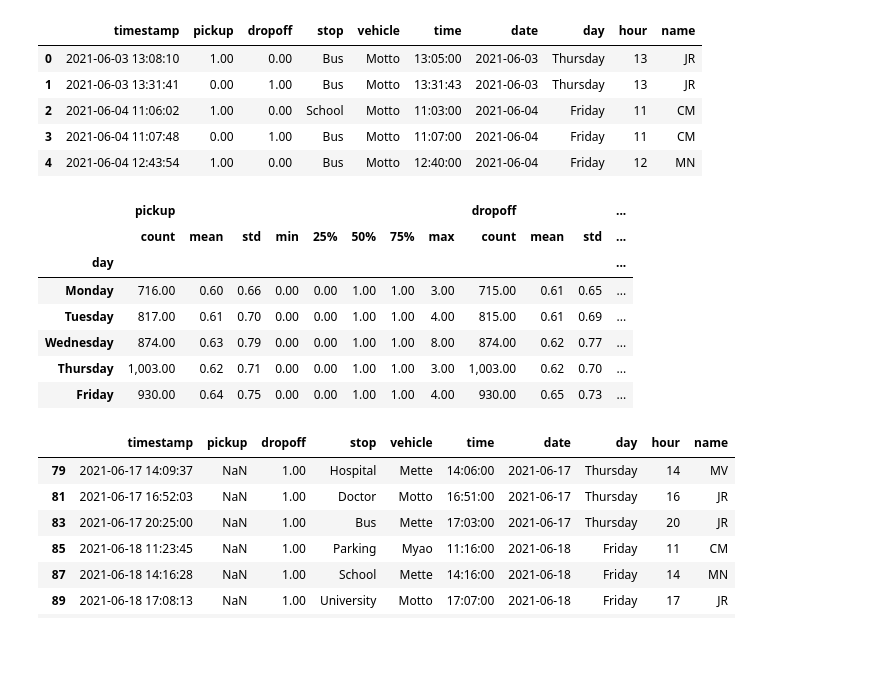
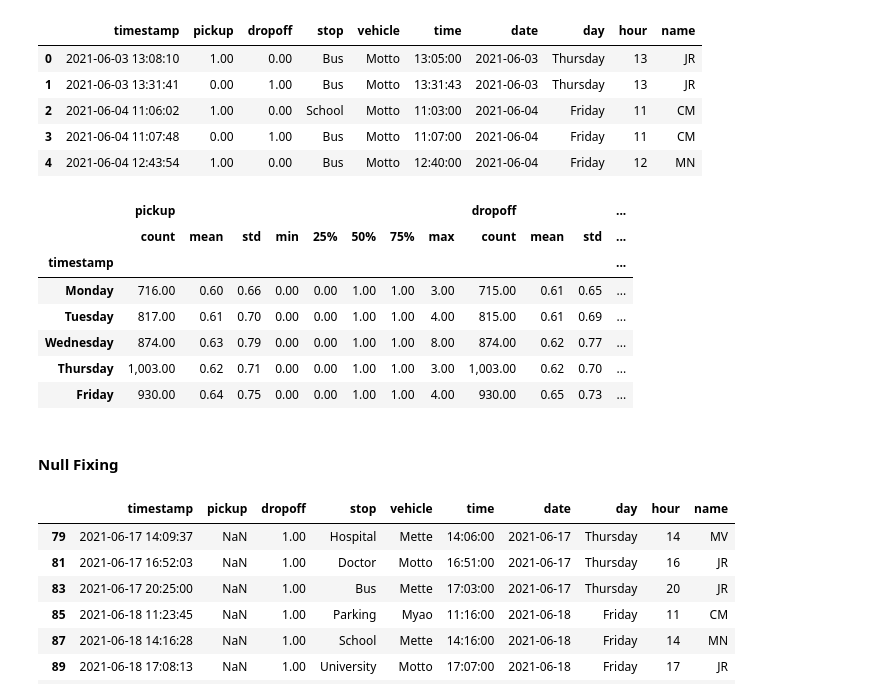
Before and after one commit to jrosilam/MayMobility_TakeHome, a Jupyter notebook: takehome_test.ipynb, the cells around one changed output. Saved outputs shown, nothing was run; the diff lists cells and outputs as text; code cells hidden in the pictures; blank space fills up the shorter version.

```diff
--- a/takehome_test.ipynb
+++ b/takehome_test.ipynb
@@ -230,17 +227,19 @@ ridership_df.head()
 # %%
 # days of the week stats
 days_of_the_week = ['Monday', 'Tuesday', 'Wednesday', 'Thursday', 'Friday', 'Saturday', 'Sunday'] # re-cat for starting on monday....
-ridership_stats_days = ridership_df[["pickup","dropoff"]].groupby(ridership_df["day"]).describe().reindex(days_of_the_week).dropna()
+ridership_stats_days = ridership_df[["pickup","dropoff"]].groupby(ridership_df["timestamp"].dt.day_name()).describe().reindex(days_of_the_week).dropna()
 ridership_stats_days
 # %% [output]
 |  | pickup |  |  |  |  |  |  |  | dropoff |  |  | ... |
 |  | count | mean | std | min | 25% | 50% | 75% | max | count | mean | std | ... |
-| day |  |  |  |  |  |  |  |  |  |  |  | ... |
+| timestamp |  |  |  |  |  |  |  |  |  |  |  | ... |
 | Monday | 716.00 | 0.60 | 0.66 | 0.00 | 0.00 | 1.00 | 1.00 | 3.00 | 715.00 | 0.61 | 0.65 | ... |
 | Tuesday | 817.00 | 0.61 | 0.70 | 0.00 | 0.00 | 1.00 | 1.00 | 4.00 | 815.00 | 0.61 | 0.69 | ... |
 | Wednesday | 874.00 | 0.63 | 0.79 | 0.00 | 0.00 | 1.00 | 1.00 | 8.00 | 874.00 | 0.62 | 0.77 | ... |
 | Thursday | 1,003.00 | 0.62 | 0.71 | 0.00 | 0.00 | 1.00 | 1.00 | 3.00 | 1,003.00 | 0.62 | 0.70 | ... |
 | Friday | 930.00 | 0.64 | 0.75 | 0.00 | 0.00 | 1.00 | 1.00 | 4.00 | 930.00 | 0.65 | 0.73 | ... |
+# %% [markdown]
+#### Null Fixing
 # %%
 # inspect missing data from pickups
 null_ridership_pickup = ridership_df[ridership_df["pickup"].isnull()]
```
Also changed, not shown: parts of 20 cells of this notebook.
